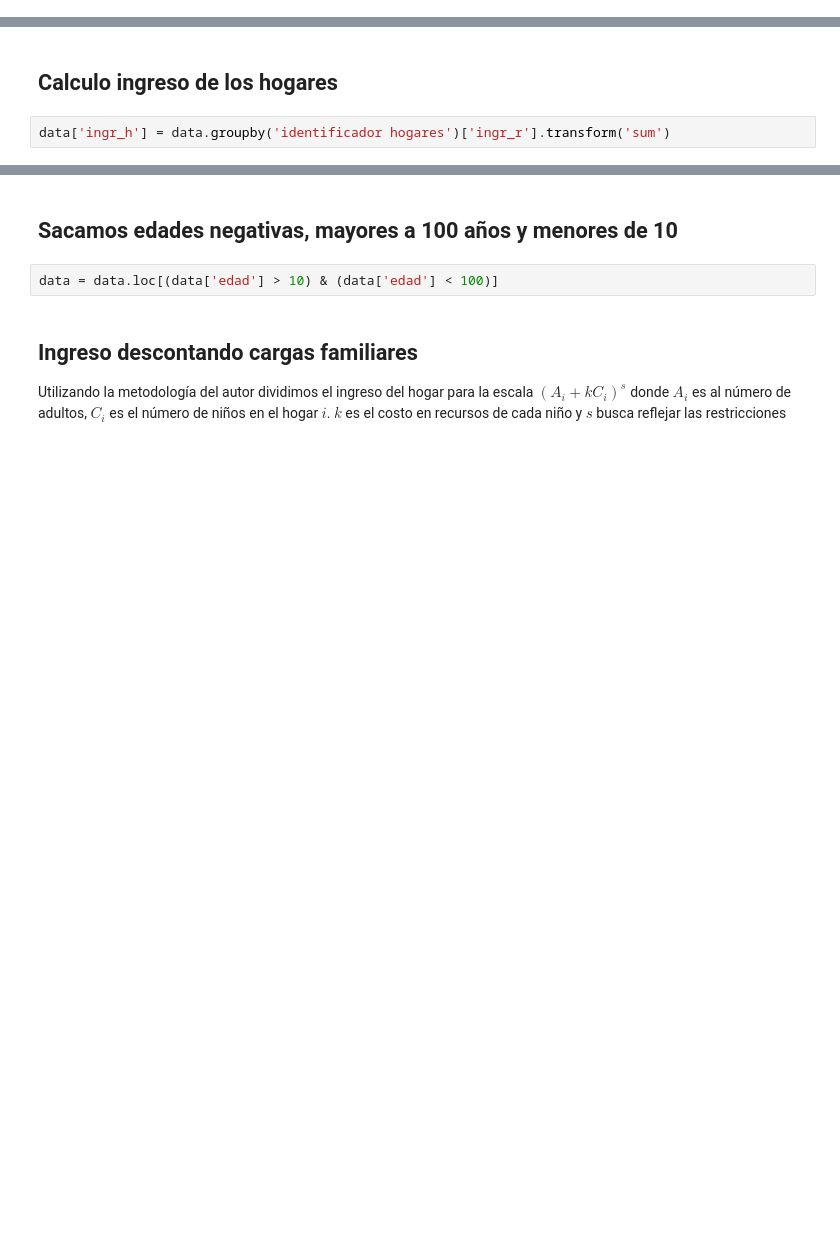
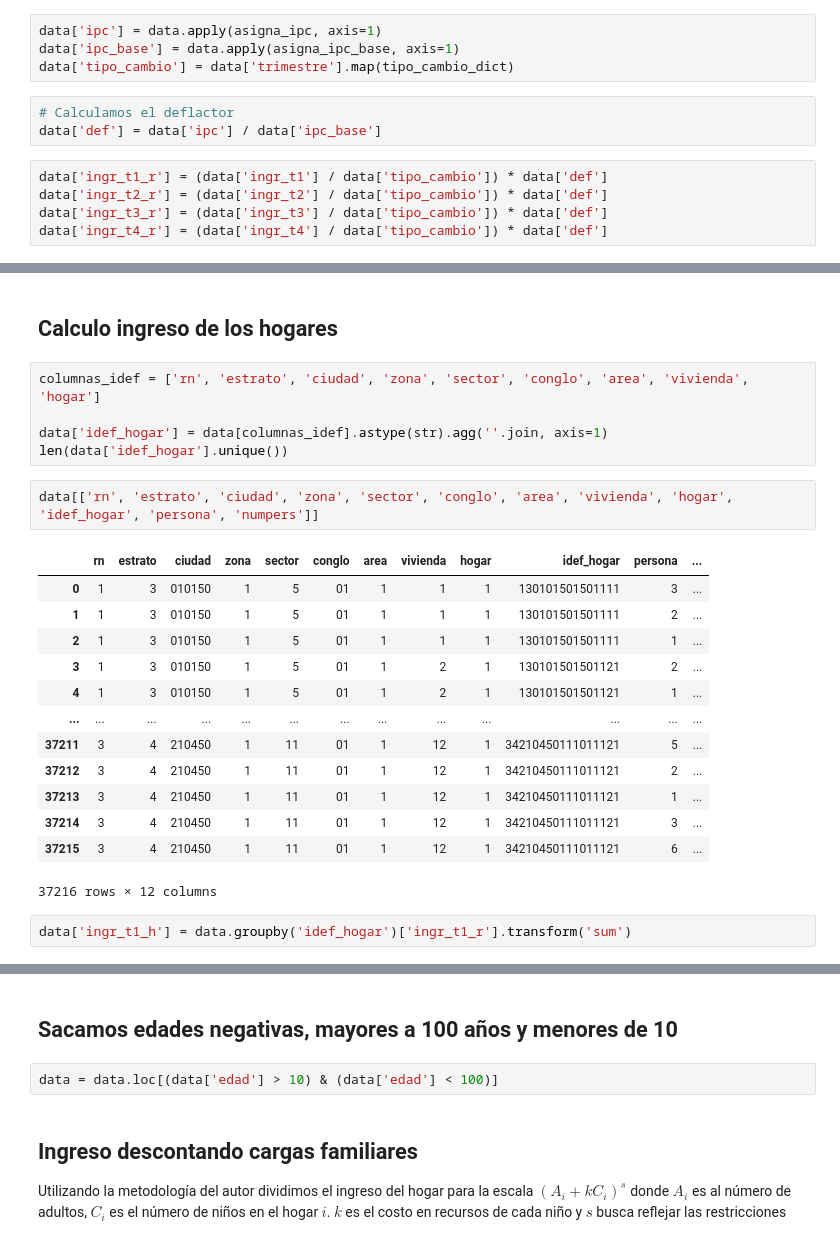
Before and after one commit to oejaramillo/salario-minimo-y-pobreza-Ecuador, a Jupyter notebook: enemdu1990.ipynb, the cells around one changed output, grey strips where cells are left out. Drawn from its saved outputs; the diff is of its cells as text; blank space fills up the shorter version.

Commit message:
Tipo de cambio, identificador hogares, cálculo del ingreso de los hogares deflactado y en dólares constantes

```diff
--- a/enemdu1990.ipynb
+++ b/enemdu1990.ipynb
@@ -132,0 +166,12 @@ data['ingr_r'] = data['ingr_b'] * data['def']
+# %%
+data['ipc'] = data.apply(asigna_ipc, axis=1)
+data['ipc_base'] = data.apply(asigna_ipc_base, axis=1)
+data['tipo_cambio'] = data['trimestre'].map(tipo_cambio_dict)
+# %%
+# Calculamos el deflactor
+data['def'] = data['ipc'] / data['ipc_base']
+# %%
+data['ingr_t1_r'] = (data['ingr_t1'] / data['tipo_cambio']) * data['def']
+data['ingr_t2_r'] = (data['ingr_t2'] / data['tipo_cambio']) * data['def']
+data['ingr_t3_r'] = (data['ingr_t3'] / data['tipo_cambio']) * data['def']
+data['ingr_t4_r'] = (data['ingr_t4'] / data['tipo_cambio']) * data['def']
@@ -133,4 +194,25 @@ data['ingr_r'] = data['ingr_b'] * data['def']
 # %% [markdown]
 ## Calculo ingreso de los hogares
+# %%
+columnas_idef = ['rn', 'estrato', 'ciudad', 'zona', 'sector', 'conglo', 'area', 'vivienda', 'hogar']
+
+data['idef_hogar'] = data[columnas_idef].astype(str).agg(''.join, axis=1)
+len(data['idef_hogar'].unique())
+# %%
+data[['rn', 'estrato', 'ciudad', 'zona', 'sector', 'conglo', 'area', 'vivienda', 'hogar', 'idef_hogar', 'persona', 'numpers']]
+# %% [output]
+|  | rn | estrato | ciudad | zona | sector | conglo | area | vivienda | hogar | idef_hogar | persona | ... |
+| 0 | 1 | 3 | 010150 | 1 | 5 | 01 | 1 | 1 | 1 | 130101501501111 | 3 | ... |
+| 1 | 1 | 3 | 010150 | 1 | 5 | 01 | 1 | 1 | 1 | 130101501501111 | 2 | ... |
+| 2 | 1 | 3 | 010150 | 1 | 5 | 01 | 1 | 1 | 1 | 130101501501111 | 1 | ... |
+| 3 | 1 | 3 | 010150 | 1 | 5 | 01 | 1 | 2 | 1 | 130101501501121 | 2 | ... |
+| 4 | 1 | 3 | 010150 | 1 | 5 | 01 | 1 | 2 | 1 | 130101501501121 | 1 | ... |
+| ... | ... | ... | ... | ... | ... | ... | ... | ... | ... | ... | ... | ... |
+| 37211 | 3 | 4 | 210450 | 1 | 11 | 01 | 1 | 12 | 1 | 34210450111011121 | 5 | ... |
+| 37212 | 3 | 4 | 210450 | 1 | 11 | 01 | 1 | 12 | 1 | 34210450111011121 | 2 | ... |
+| 37213 | 3 | 4 | 210450 | 1 | 11 | 01 | 1 | 12 | 1 | 34210450111011121 | 1 | ... |
+| 37214 | 3 | 4 | 210450 | 1 | 11 | 01 | 1 | 12 | 1 | 34210450111011121 | 3 | ... |
+| 37215 | 3 | 4 | 210450 | 1 | 11 | 01 | 1 | 12 | 1 | 34210450111011121 | 6 | ... |
+37216 rows × 12 columns
 # %%
-data['ingr_h'] = data.groupby('identificador hogares')['ingr_r'].transform('sum')
+data['ingr_t1_h'] = data.groupby('idef_hogar')['ingr_t1_r'].transform('sum')
```
Also changed, not shown: parts of 20 cells of this notebook, 2 other files.
